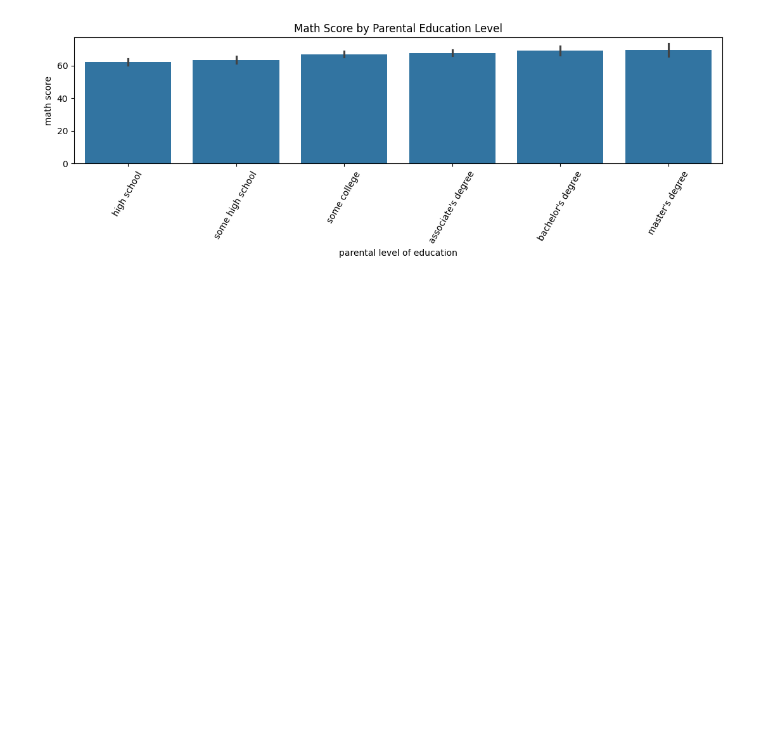
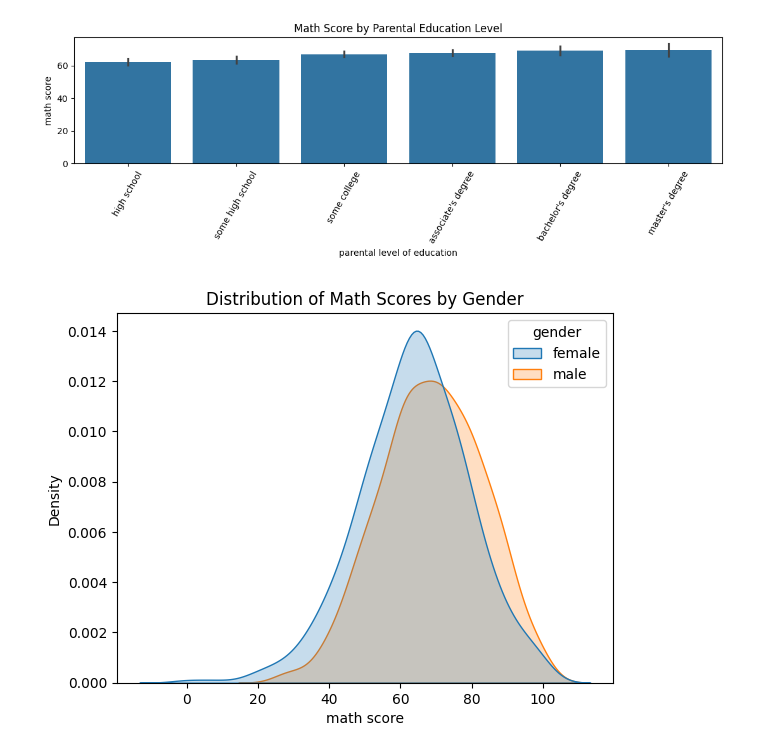
Before and after one commit to smchakma/ResearchWithSkillMoprh, a Jupyter notebook: Matplotlib_and_Seaborn.ipynb, the cells around one changed output. Saved outputs shown, nothing was run; the diff lists cells and outputs as text; code cells hidden in the pictures; blank space fills up the shorter version.

```diff
--- a/Matplotlib_and_Seaborn.ipynb
+++ b/Matplotlib_and_Seaborn.ipynb
@@ -205,3 +205,14 @@ plt.tight_layout()
 plt.show()
 # %% [output]
 [figure]
+# %%
+##kde_plot
+
+fig, ax = plt.subplots()
+sns.kdeplot(data = students, x = 'math score', hue = 'gender', fill = True, ax = ax)
+ax.set_title('Distribution of Math Scores by Gender')
+
+plt.savefig("/content/drive/MyDrive/Datasets/KDE_fig.png", dpi = 300, bbox_inches = 'tight')
+plt.show()
+# %% [output]
+[figure, added]
```
Also changed, not shown: parts of 2 cells of this notebook.
